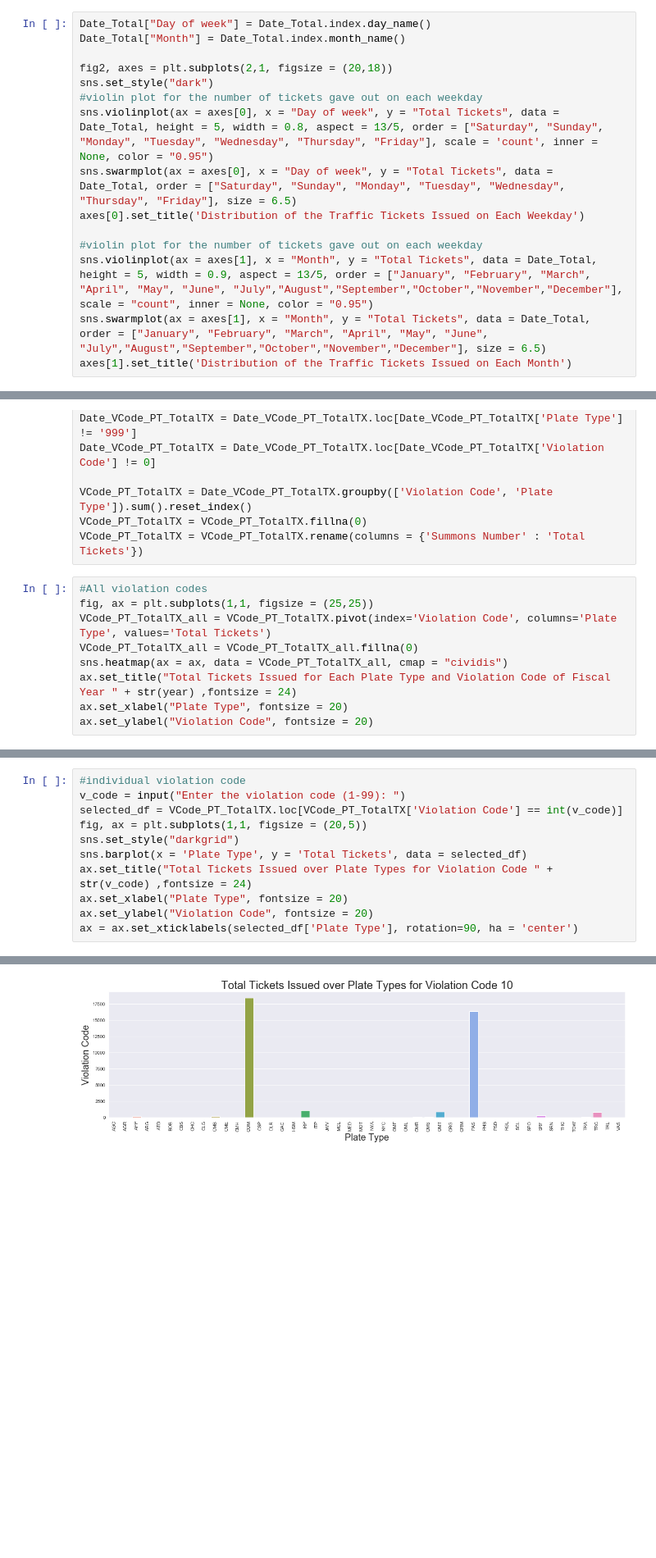
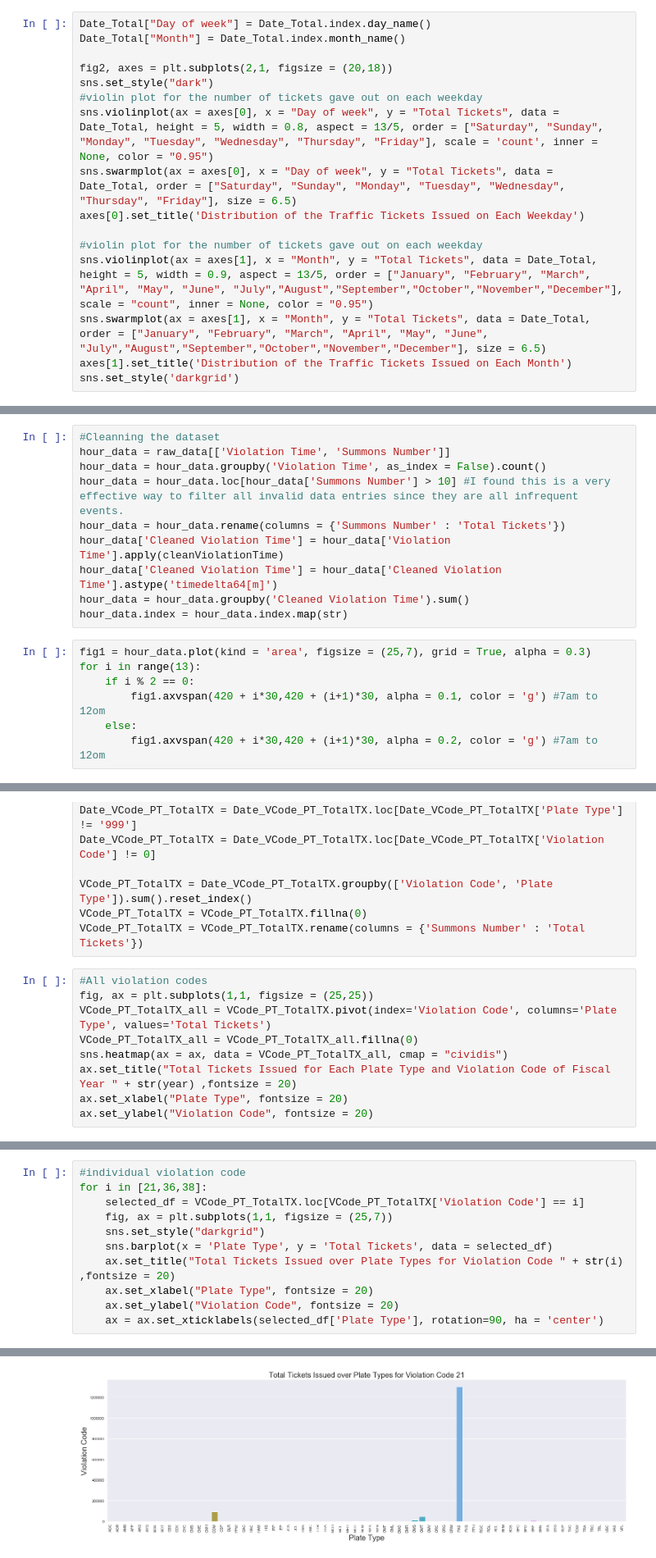
Before and after one commit to siuyik11/NYC_parking_ticket_analysis, a Jupyter notebook: NYC_parking_ticket_analysis.ipynb, the cells around one changed output, grey strips where cells are left out. Shown at 82% size. Cells and saved outputs as stored; diff of their text form; blank space fills up the shorter version.

```diff
--- a/NYC_parking_ticket_analysis.ipynb
+++ b/NYC_parking_ticket_analysis.ipynb
@@ -76,4 +82,5 @@ axes[0].set_title('Distribution of the Traffic Tickets Issued on Each Weekday')
 sns.violinplot(ax = axes[1], x = "Month", y = "Total Tickets", data = Date_Total, height = 5, width = 0.9, aspect = 13/5, order = ["January", "February", "March", "April", "May", "June", "July","August","September","October","November","December"], scale = "count", inner = None, color = "0.95")
 sns.swarmplot(ax = axes[1], x = "Month", y = "Total Tickets", data = Date_Total, order = ["January", "February", "March", "April", "May", "June", "July","August","September","October","November","December"], size = 6.5)
 axes[1].set_title('Distribution of the Traffic Tickets Issued on Each Month')
+sns.set_style('darkgrid')
 # %% [output]
@@ -108,0 +110,17 @@ Text(0.5, 1.0, ' Total Ticket Issued on Different Hours of the Day in Fiscal Yea
+# %%
+#Cleanning the dataset
+hour_data = raw_data[['Violation Time', 'Summons Number']]
+hour_data = hour_data.groupby('Violation Time', as_index = False).count()
+hour_data = hour_data.loc[hour_data['Summons Number'] > 10] #I found this is a very effective way to filter all invalid data entries since they are all infrequent events.
+hour_data = hour_data.rename(columns = {'Summons Number' : 'Total Tickets'})
+hour_data['Cleaned Violation Time'] = hour_data['Violation Time'].apply(cleanViolationTime)
+hour_data['Cleaned Violation Time'] = hour_data['Cleaned Violation Time'].astype('timedelta64[m]')
+hour_data = hour_data.groupby('Cleaned Violation Time').sum()
+hour_data.index = hour_data.index.map(str)
+# %%
+fig1 = hour_data.plot(kind = 'area', figsize = (25,7), grid = True, alpha = 0.3)
+for i in range(13):
+    if i % 2 == 0:
+        fig1.axvspan(420 + i*30,420 + (i+1)*30, alpha = 0.1, color = 'g') #7am to 12om
+    else:
+        fig1.axvspan(420 + i*30,420 + (i+1)*30, alpha = 0.2, color = 'g') #7am to 12om
@@ -171,7 +185,7 @@ fig, ax = plt.subplots(1,1, figsize = (25,25))
 VCode_PT_TotalTX_all = VCode_PT_TotalTX.pivot(index='Violation Code', columns='Plate Type', values='Total Tickets')
 VCode_PT_TotalTX_all = VCode_PT_TotalTX_all.fillna(0)
 sns.heatmap(ax = ax, data = VCode_PT_TotalTX_all, cmap = "cividis")
-ax.set_title("Total Tickets Issued for Each Plate Type and Violation Code of Fiscal Year " + str(year) ,fontsize = 24)
+ax.set_title("Total Tickets Issued for Each Plate Type and Violation Code of Fiscal Year " + str(year) ,fontsize = 20)
 ax.set_xlabel("Plate Type", fontsize = 20)
 ax.set_ylabel("Violation Code", fontsize = 20)
 # %% [output]
@@ -180,12 +194,12 @@ Text(205.0, 0.5, 'Violation Code')
 # %%
 #individual violation code
-v_code = input("Enter the violation code (1-99): ")
-selected_df = VCode_PT_TotalTX.loc[VCode_PT_TotalTX['Violation Code'] == int(v_code)]
-fig, ax = plt.subplots(1,1, figsize = (20,5))
-sns.set_style("darkgrid")
-sns.barplot(x = 'Plate Type', y = 'Total Tickets', data = selected_df)
-ax.set_title("Total Tickets Issued over Plate Types for Violation Code " + str(v_code) ,fontsize = 24)
-ax.set_xlabel("Plate Type", fontsize = 20)
-ax.set_ylabel("Violation Code", fontsize = 20)
-ax = ax.set_xticklabels(selected_df['Plate Type'], rotation=90, ha = 'center')
+for i in [21,36,38]:
+    selected_df = VCode_PT_TotalTX.loc[VCode_PT_TotalTX['Violation Code'] == i]
+    fig, ax = plt.subplots(1,1, figsize = (25,7))
+    sns.set_style("darkgrid")
+    sns.barplot(x = 'Plate Type', y = 'Total Tickets', data = selected_df)
+    ax.set_title("Total Tickets Issued over Plate Types for Violation Code " + str(i) ,fontsize = 20)
+    ax.set_xlabel("Plate Type", fontsize = 20)
+    ax.set_ylabel("Violation Code", fontsize = 20)
+    ax = ax.set_xticklabels(selected_df['Plate Type'], rotation=90, ha = 'center')
 # %% [output]
@@ -193 +206 @@ Enter the violation code (1-99): 10
-[figure, old version]
+[figure, new version]
```
Also changed, not shown: parts of 18 cells of this notebook.
